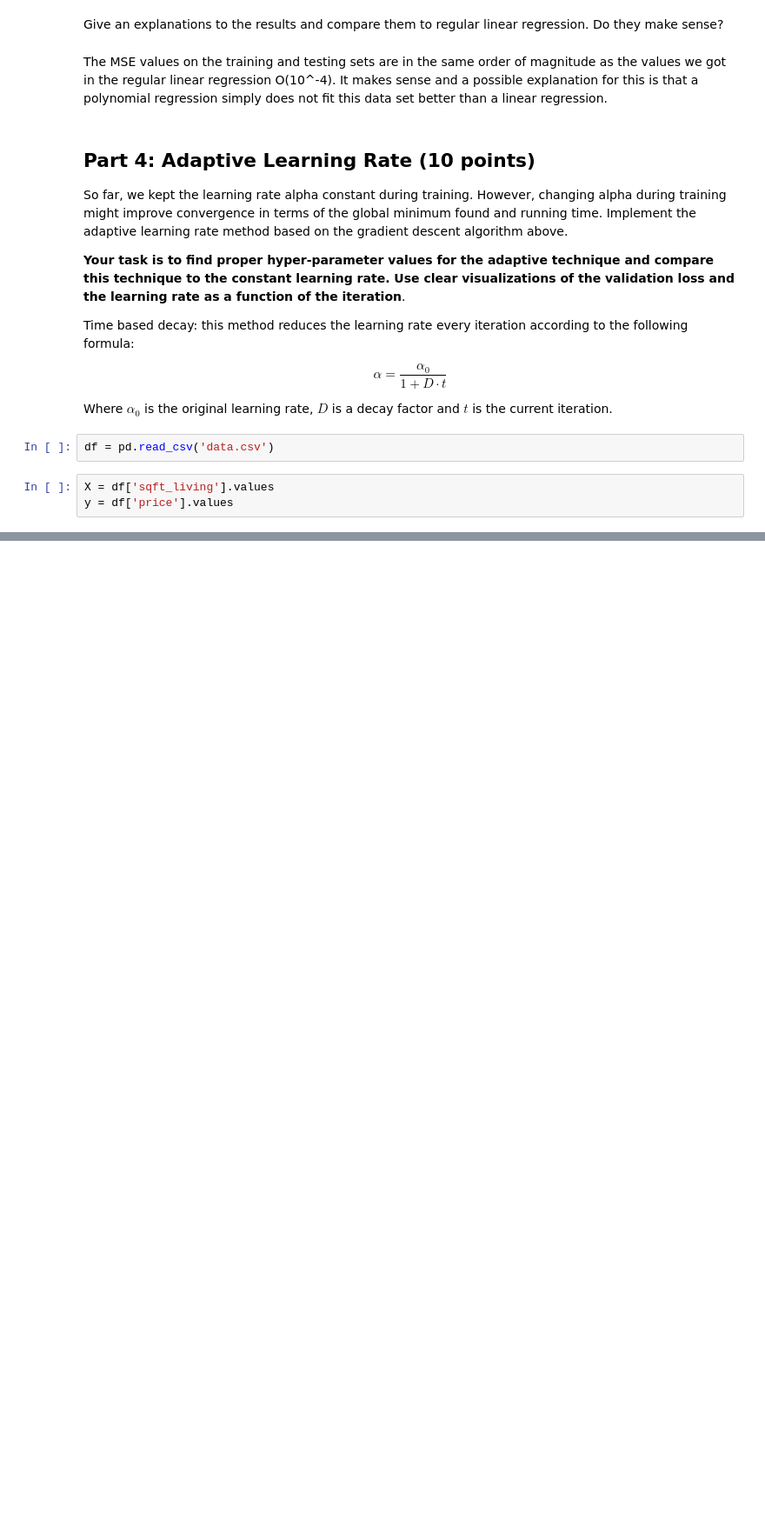
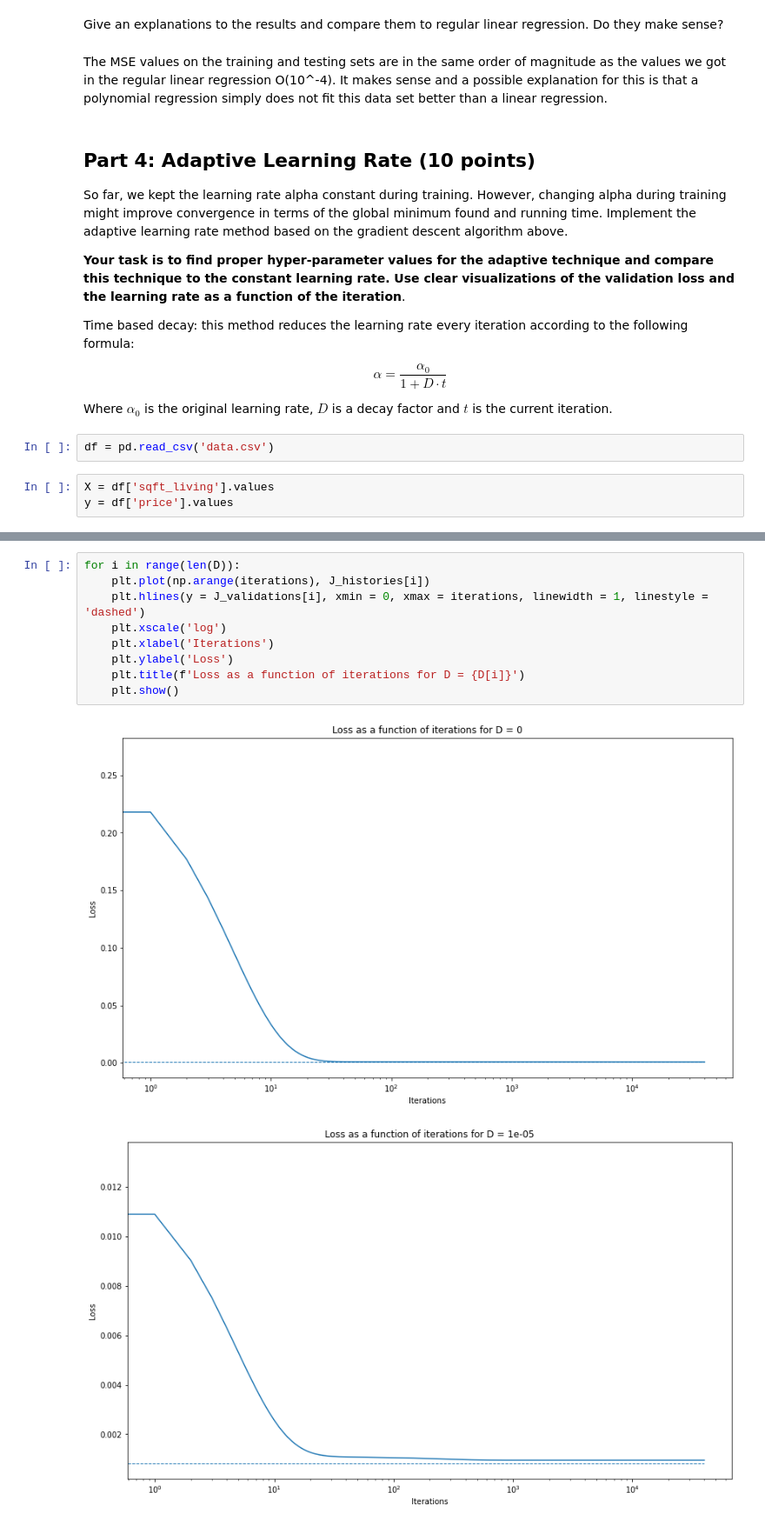
Before and after one commit to BDR2939/ML-from-Data, a Jupyter notebook: HW1/hw1.ipynb, the cells around one changed output, grey strips where cells are left out. Shown at 87% size. Drawn from its saved outputs; the diff is of its cells as text; blank space fills up the shorter version.

```diff
--- a/HW1/hw1.ipynb
+++ b/HW1/hw1.ipynb
@@ -593,0 +660,12 @@ y = df['price'].values
+# %%
+for i in range(len(D)):
+    plt.plot(np.arange(iterations), J_histories[i])
+    plt.hlines(y = J_validations[i], xmin = 0, xmax = iterations, linewidth = 1, linestyle = 'dashed')
+    plt.xscale('log')
+    plt.xlabel('Iterations')
+    plt.ylabel('Loss')
+    plt.title(f'Loss as a function of iterations for D = {D[i]}')
+    plt.show()
+# %% [output]
+[figure, added]
+[figure, added]
```
Also changed, not shown: parts of 9 cells of this notebook.
